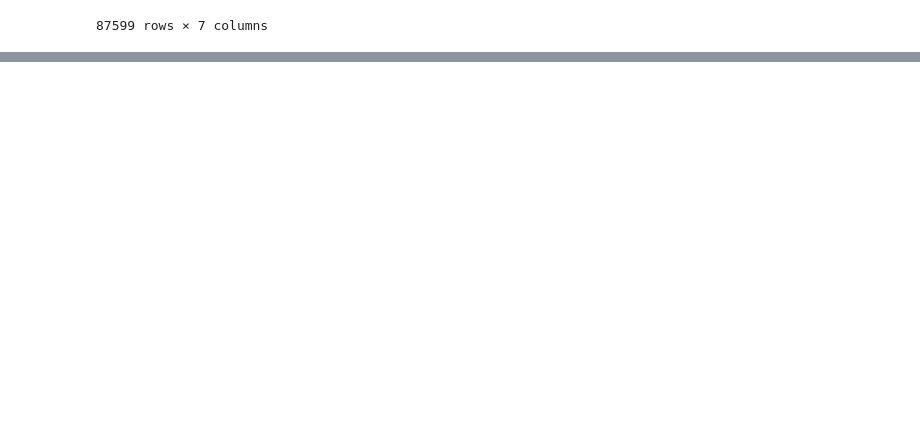
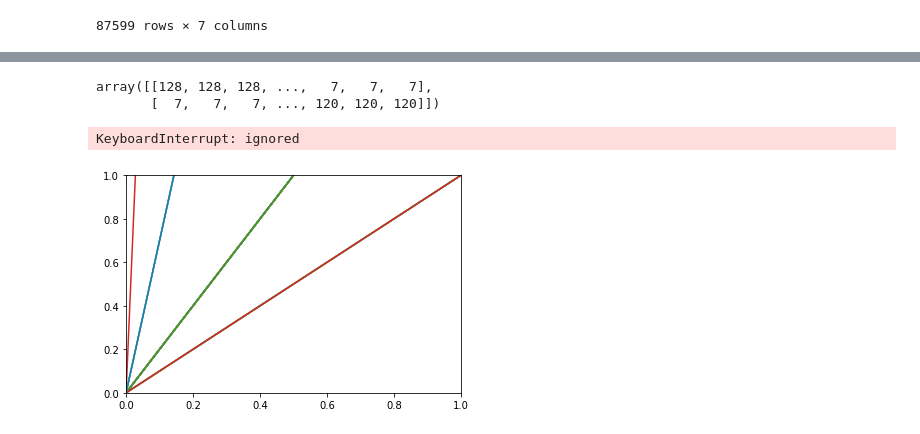
Before and after one commit to the-SQuAD-squad/QA, a Jupyter notebook: QA.ipynb, the cells around one changed output, grey strips where cells are left out. Saved outputs shown, nothing was run; the diff lists cells and outputs as text; code cells hidden in the pictures; blank space fills up the shorter version.

```diff
--- a/QA.ipynb
+++ b/QA.ipynb
@@ -579,18 +603,35 @@ model = tf.keras.Model([input_passage,input_question], outputs=output)
 # %%
-y_train = np.zeros((len(df_train['word_idx_answer']), MAX_LENGTH_PASSAGE, 2))
+y_train = np.zeros((len(df_train['word_idx_answer']), passage_length, 2))
 for i,el in enumerate(df_train['word_idx_answer']):
     y_train[i,el[0],0] = 1
     y_train[i,el[1],1] = 1
+    #if el[0] < len(kernel)//2:
+    #    kernel_eff = kernel[len(kernel)//2-el[0]:]
+    #elif el[0] + len(kernel)//2+1 > MAX_LENGTH_PASSAGE:
+    #    kernel_eff = kernel[:,el[0] + len(kernel)//2+1- MAX_LENGTH_PASSAGE]
+    #else:
+    #    kernel_eff = kernel
 
-y_val = np.zeros((len(df_val['word_idx_answer']), MAX_LENGTH_PASSAGE, 2))
+    #y_train[i,max(0,el[0]-len(kernel)//2) : el[0]+len(kernel)//2+1,0] = kernel_eff
+
+    #if el[1] < len(kernel)//2:
+    #    kernel_eff = kernel[len(kernel)//2-el[1]:]
+    #elif el[1] + len(kernel)//2+1 > MAX_LENGTH_PASSAGE:
+    #    kernel_eff = kernel[:,el[1] + len(kernel)//2+1- MAX_LENGTH_PASSAGE]
+    #else:
+    #    kernel_eff = kernel
+
+    #y_train[i,max(0,el[1]-len(kernel)//2) : el[1]+len(kernel)//2+1,1] = kernel_eff
+
+y_val = np.zeros((len(df_val['word_idx_answer']), passage_length, 2))
 for i,el in enumerate(df_val['word_idx_answer']):
     y_val[i,el[0],0] = 1
     y_val[i,el[1],1] = 1
 # %%
-bce = tf.keras.losses.BinaryCrossentropy()
+cc = tf.keras.losses.CategoricalCrossentropy()
 
 def custom_loss(y_true, y_pred):
-    return bce(y_true[:,:,0], y_pred[:,:,0]) + bce(y_true[:,:,1], y_pred[:,:,1])
+    return cc(y_true, y_pred)
 
 saveDir = os.path.join(os.getcwd(), 'saved_models')
 if not os.path.isdir(saveDir):
@@ -598,11 +639,11 @@ if not os.path.isdir(saveDir):
 
 chkpt = saveDir + '/squad_check.hdf5'
 
-model.compile(optimizer='adam', loss=custom_loss, metrics=['accuracy'])   # we would like to monitor the accuracy of our classification
+model.compile(optimizer='adam', loss='categorical_crossentropy', metrics=['Precision'])   # we would like to monitor the accuracy of our classification
 es_cb = tf.keras.callbacks.EarlyStopping(monitor='val_loss', patience=3, verbose=1, mode='auto')
 cp_cb = tf.keras.callbacks.ModelCheckpoint(filepath = chkpt, monitor='val_loss', verbose=1, save_best_only=True, mode='auto')
-history = model.fit([np.stack(df_train['passage_pad']),np.stack(df_train['question_pad'])],y_train, epochs=10,
-                        callbacks=[es_cb, cp_cb], validation_data=([np.stack(df_val['passage_pad']), np.stack(df_val['question_pad'])],y_val),
-                        batch_size=8)
+history = model.fit([np.stack(df_train['passage_pad']),np.stack(df_train['question_pad'])],[y_train[:,:,0],y_train[:,:,1]], epochs=10,
+                        callbacks=[es_cb, cp_cb], validation_data=([np.stack(df_val['passage_pad']), np.stack(df_val['question_pad'])],[y_val[:,:,0], y_val[:,:,1]]),
+                        batch_size=16)
 # %% [output]
 Epoch 1/10
@@ -625,0 +678,12 @@ KeyboardInterrupt: ignored
+# %%
+predictions=model.predict([np.stack(df_val['passage_pad']), np.stack(df_val['question_pad'])])
+sampled=np.argmax(predictions, axis=-1)
+# %% [output]
+array([[128, 128, 128, ...,   7,   7,   7],
+       [  7,   7,   7, ..., 120, 120, 120]])
+# %%
+import matplotlib.pyplot as plt
+plt.plot(sampled)
+# %% [output]
+KeyboardInterrupt: ignored
+[figure, added]
```
Also changed, not shown: parts of 10 cells of this notebook.
